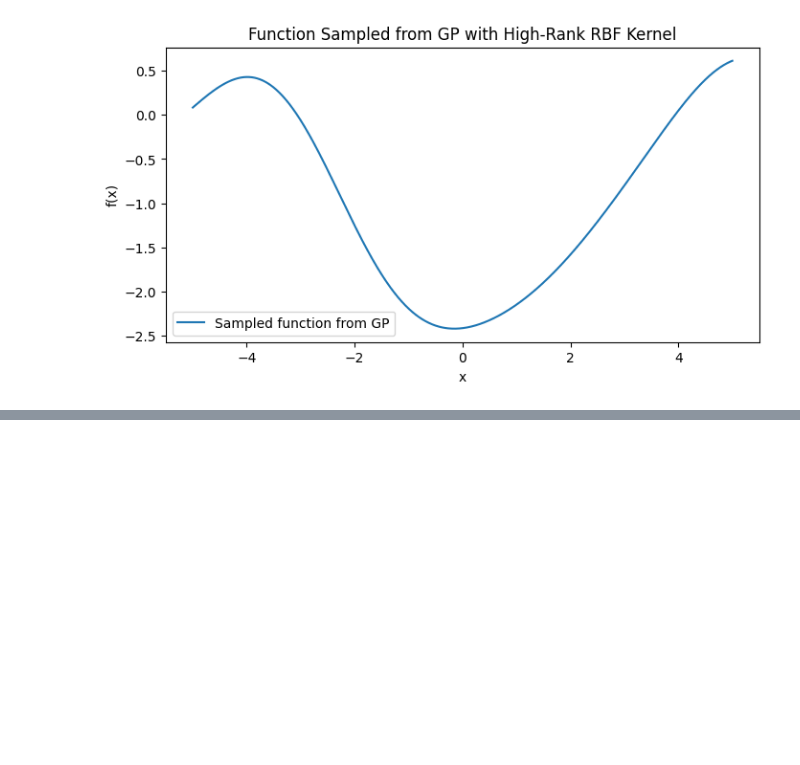
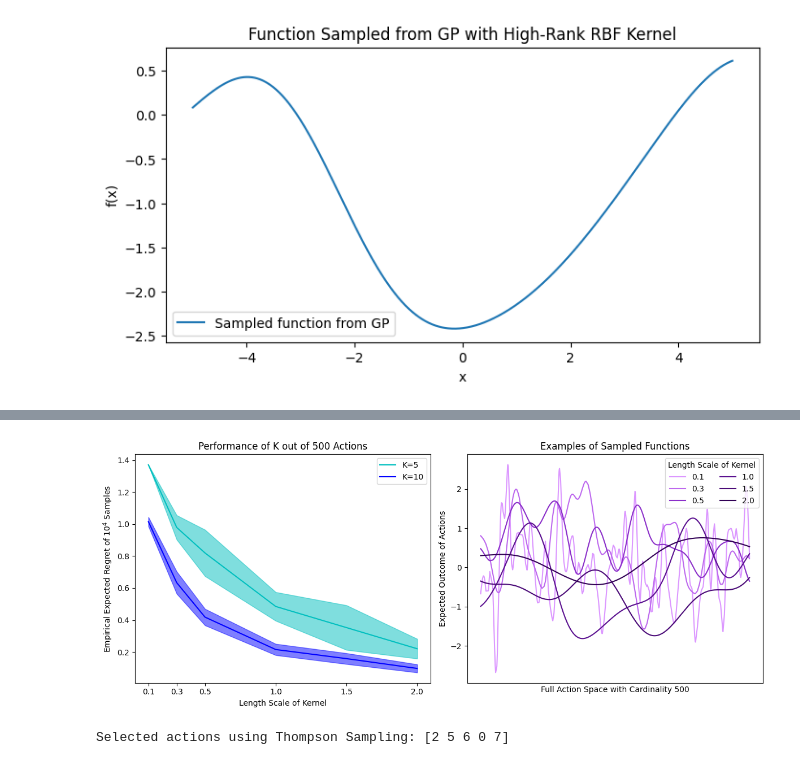
Before and after one commit to Quan-Zhou/MAB, a Jupyter notebook: RKHS.ipynb, the cells around one changed output, grey strips where cells are left out. Saved outputs shown, nothing was run; the diff lists cells and outputs as text; code cells hidden in the pictures; blank space fills up the shorter version.

```diff
--- a/RKHS.ipynb
+++ b/RKHS.ipynb
@@ -107,0 +228,63 @@ Unique actions: [  7  78  80 107 245 251 256 340 392 488]
+# %%
+fig, axes = plt.subplots(1,2,figsize=(12, 5))  # (rows, cols)
+
+colormap = dict(zip([5,10]+length_range, ['c','b']+['#DC97FF','#BD68EE','#8B2FC9','#5a108f','#4A0A77','#310055']))
+
+i=0
+for K in [5,10]:
+    dfmean=report.groupby(by=["length_scale",'K']).mean()['EmpiricialRegret']
+    mean=np.array([dfmean[i][K] for i in length_range])
+    dfstd=report.groupby(by=["length_scale",'K']).std()['EmpiricialRegret']
+    std=np.array([dfstd[i][K] for i in length_range])
+    axes[i].plot(length_range, mean, label="K={}".format(K), color=colormap[K])
+    axes[i].fill_between(length_range, mean-std, mean+std, color=colormap[K],alpha=0.5)
+
+# axes[i].set_ylim([0,1.5])
+axes[i].set_title("Performance of K out of 500 Actions")
+axes[i].set_xlabel("Length Scale of Kernel")
+axes[i].set_xticks(length_range)
+axes[i].set_ylabel(r"Empirical Expected Regret of $10^4$ Samples")
+axes[i].legend()
+
+i=1
+for l in length_range:
+    fun=GPfunctions(1,l,actionspace=actionspace)
+    axes[i].plot(fun.actionspace,fun.samples(),label="{:.1f}".format(l), color=colormap[l])
+
+axes[i].set_title("Examples of Sampled Functions")
+axes[i].set_xlabel("Full Action Space with Cardinality 500")
+axes[i].set_xticks([])
+axes[i].set_ylabel(r"Expected Outcome of Actions")
+axes[i].legend(title='Length Scale of Kernel',ncol=2)
+
+# Save plot as a PDF without margins
+# plt.savefig("RKHS.pdf", format="pdf", bbox_inches='tight', pad_inches=0, transparent=True)
+
+# Adjust layout
+plt.tight_layout()
+plt.show()
+# %% [output]
+[figure, added]
+# %%
+def thompson_sampling_action_selection(alpha, beta, K=5):
+    """
+    Selects a subset of K actions using Thompson Sampling.
+
+    alpha, beta: Parameters of the Beta distribution for each action.
+    K: Number of actions to select.
+
+    Returns: List of selected action indices.
+    """
+    sampled_values = np.random.beta(alpha, beta)  # Sample from Beta distribution
+    selected_actions = np.argsort(sampled_values)[-K:]  # Select top K actions
+    return selected_actions
+
+# Example usage
+num_actions = 10
+alpha = np.ones(num_actions)  # Prior successes (initialize as 1)
+beta = np.ones(num_actions)   # Prior failures (initialize as 1)
+selected_actions = thompson_sampling_action_selection(alpha, beta, K=5)
+
+print("Selected actions using Thompson Sampling:", selected_actions)
+# %% [output]
+Selected actions using Thompson Sampling: [2 5 6 0 7]
```
Also changed, not shown: parts of 14 cells of this notebook, 2 other files.
